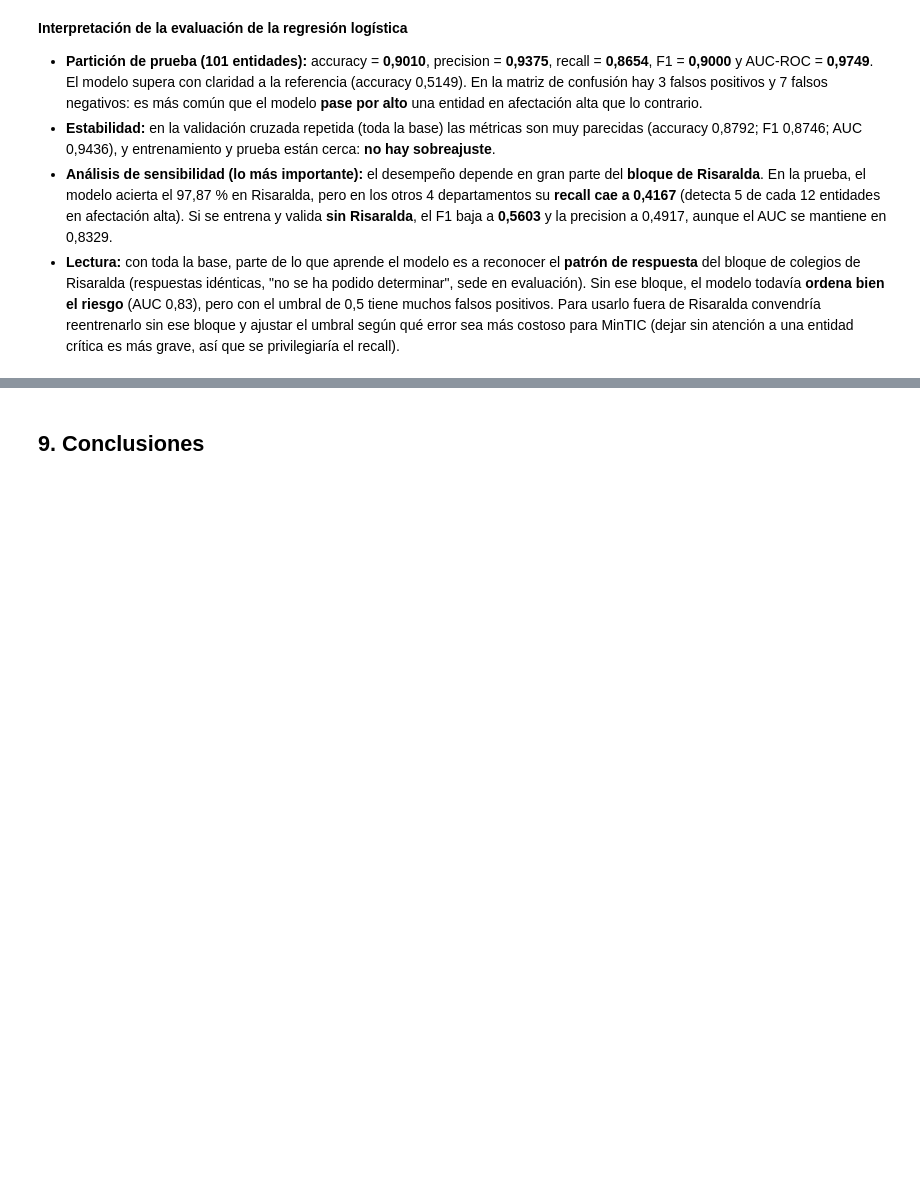
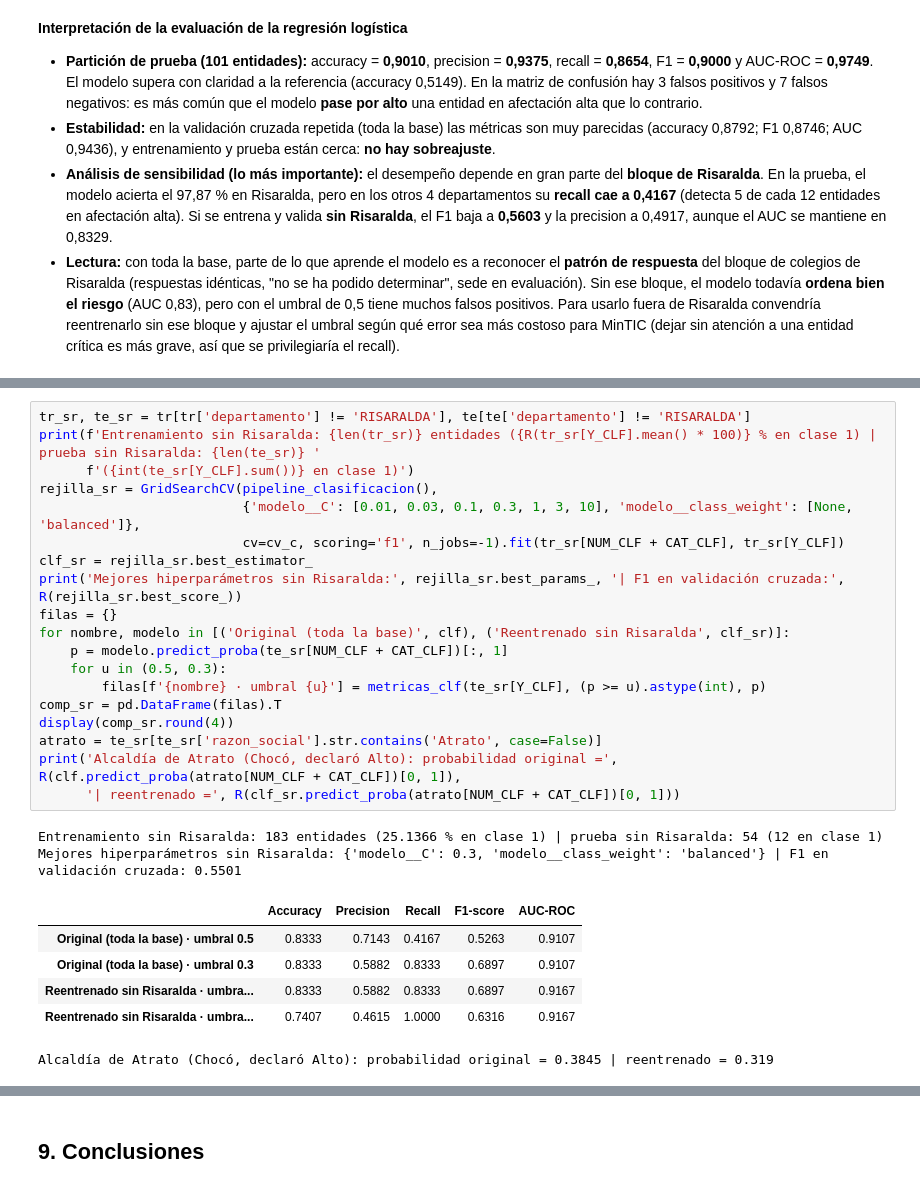
Before and after one commit to dcmg03/Estadistica_Analitica_Grupo5, a Jupyter notebook: notebooks/03_Lab3_Modelacion.ipynb, the cells around one changed output, grey strips where cells are left out. Drawn from its saved outputs; the diff is of its cells as text; blank space fills up the shorter version.

```diff
--- a/notebooks/03_Lab3_Modelacion.ipynb
+++ b/notebooks/03_Lab3_Modelacion.ipynb
@@ -1015,0 +1021,28 @@ display(pd.DataFrame({k: metricas_clf(v[Y_CLF], v['pred'], v['prob'] if v[Y_CLF]
+# %%
+tr_sr, te_sr = tr[tr['departamento'] != 'RISARALDA'], te[te['departamento'] != 'RISARALDA']
+print(f'Entrenamiento sin Risaralda: {len(tr_sr)} entidades ({R(tr_sr[Y_CLF].mean() * 100)} % en clase 1) | prueba sin Risaralda: {len(te_sr)} '
+      f'({int(te_sr[Y_CLF].sum())} en clase 1)')
+rejilla_sr = GridSearchCV(pipeline_clasificacion(),
+                          {'modelo__C': [0.01, 0.03, 0.1, 0.3, 1, 3, 10], 'modelo__class_weight': [None, 'balanced']},
+                          cv=cv_c, scoring='f1', n_jobs=-1).fit(tr_sr[NUM_CLF + CAT_CLF], tr_sr[Y_CLF])
+clf_sr = rejilla_sr.best_estimator_
+print('Mejores hiperparámetros sin Risaralda:', rejilla_sr.best_params_, '| F1 en validación cruzada:', R(rejilla_sr.best_score_))
+filas = {}
+for nombre, modelo in [('Original (toda la base)', clf), ('Reentrenado sin Risaralda', clf_sr)]:
+    p = modelo.predict_proba(te_sr[NUM_CLF + CAT_CLF])[:, 1]
+    for u in (0.5, 0.3):
+        filas[f'{nombre} · umbral {u}'] = metricas_clf(te_sr[Y_CLF], (p >= u).astype(int), p)
+comp_sr = pd.DataFrame(filas).T
+display(comp_sr.round(4))
+atrato = te_sr[te_sr['razon_social'].str.contains('Atrato', case=False)]
+print('Alcaldía de Atrato (Chocó, declaró Alto): probabilidad original =', R(clf.predict_proba(atrato[NUM_CLF + CAT_CLF])[0, 1]),
+      '| reentrenado =', R(clf_sr.predict_proba(atrato[NUM_CLF + CAT_CLF])[0, 1]))
+# %% [output]
+Entrenamiento sin Risaralda: 183 entidades (25.1366 % en clase 1) | prueba sin Risaralda: 54 (12 en clase 1)
+Mejores hiperparámetros sin Risaralda: {'modelo__C': 0.3, 'modelo__class_weight': 'balanced'} | F1 en validación cruzada: 0.5501
+|  | Accuracy | Precision | Recall | F1-score | AUC-ROC |
+| Original (toda la base) · umbral 0.5 | 0.8333 | 0.7143 | 0.4167 | 0.5263 | 0.9107 |
+| Original (toda la base) · umbral 0.3 | 0.8333 | 0.5882 | 0.8333 | 0.6897 | 0.9107 |
+| Reentrenado sin Risaralda · umbra... | 0.8333 | 0.5882 | 0.8333 | 0.6897 | 0.9167 |
+| Reentrenado sin Risaralda · umbra... | 0.7407 | 0.4615 | 1.0000 | 0.6316 | 0.9167 |
+Alcaldía de Atrato (Chocó, declaró Alto): probabilidad original = 0.3845 | reentrenado = 0.319
```
Also changed, not shown: parts of 5 cells of this notebook, 4 other files.
